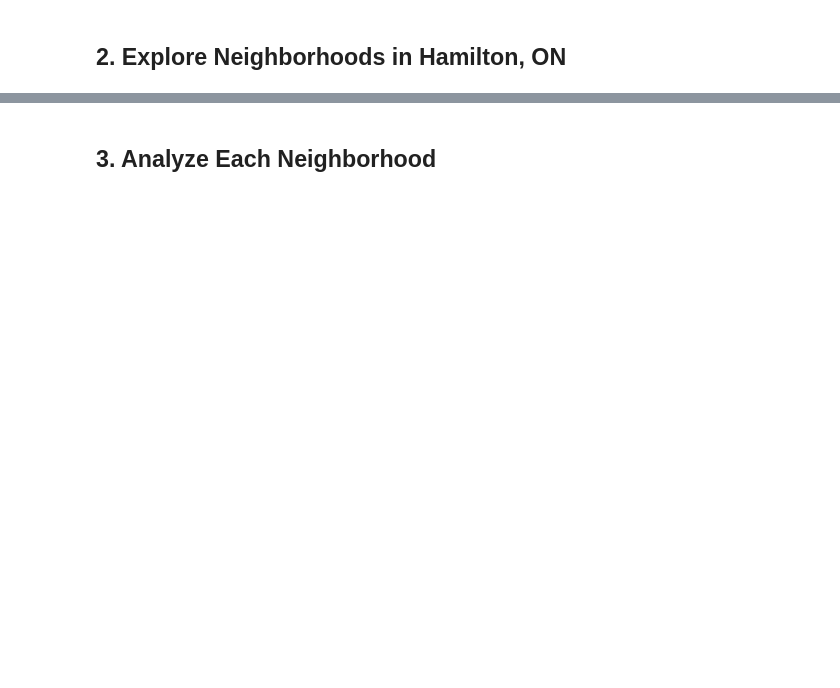
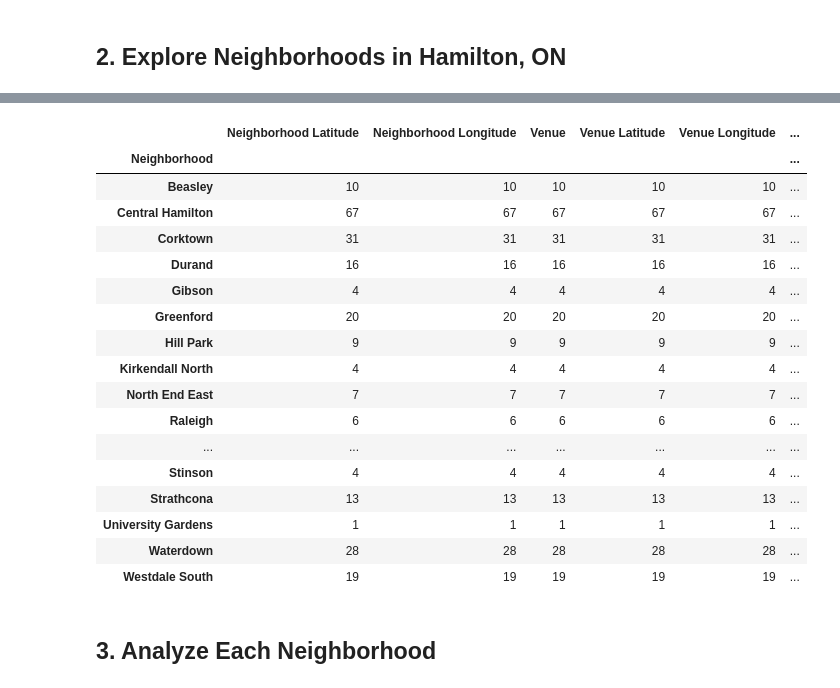
Before and after one commit to Zhang-Zhi-ZZ/Coursera_Capstone, a Jupyter notebook: Capstone Project.ipynb, the cells around one changed output, grey strips where cells are left out. Saved outputs shown, nothing was run; the diff lists cells and outputs as text; code cells hidden in the pictures; blank space fills up the shorter version.

```diff
--- a/Capstone Project.ipynb
+++ b/Capstone Project.ipynb
@@ -66,0 +162,19 @@ FileNotFoundError: [Errno 2] File rent.csv does not exist: 'rent.csv'
+# %%
+# create map of New York using latitude and longitude values
+map_hamilton = folium.Map(location=[latitude, longitude], zoom_start=13)
+
+# add markers to map
+for lat, lng, neighborhood in zip(rent_df['Latitude'], rent_df['Longitude'], rent_df['Neighbourhood']):
+    label = '{}'.format(neighborhood)
+    label = folium.Popup(label, parse_html=True)
+    folium.CircleMarker(
+        [lat, lng],
+        radius=5,
+        popup=label,
+        color='blue',
+        fill=True,
+        fill_color='#3186cc',
+        fill_opacity=0.7,
+        parse_html=False).add_to(map_hamilton)
+
+map_hamilton
@@ -69,2 +277,23 @@ FileNotFoundError: [Errno 2] File rent.csv does not exist: 'rent.csv'
+# %%
+hamilton_venues.groupby('Neighborhood').count()
+# %% [output]
+|  | Neighborhood Latitude | Neighborhood Longitude | Venue | Venue Latitude | Venue Longitude | ... |
+| Neighborhood |  |  |  |  |  | ... |
+| Beasley | 10 | 10 | 10 | 10 | 10 | ... |
+| Central Hamilton | 67 | 67 | 67 | 67 | 67 | ... |
+| Corktown | 31 | 31 | 31 | 31 | 31 | ... |
+| Durand | 16 | 16 | 16 | 16 | 16 | ... |
+| Gibson | 4 | 4 | 4 | 4 | 4 | ... |
+| Greenford | 20 | 20 | 20 | 20 | 20 | ... |
+| Hill Park | 9 | 9 | 9 | 9 | 9 | ... |
+| Kirkendall North | 4 | 4 | 4 | 4 | 4 | ... |
+| North End East | 7 | 7 | 7 | 7 | 7 | ... |
+| Raleigh | 6 | 6 | 6 | 6 | 6 | ... |
+| ... | ... | ... | ... | ... | ... | ... |
+| Stinson | 4 | 4 | 4 | 4 | 4 | ... |
+| Strathcona | 13 | 13 | 13 | 13 | 13 | ... |
+| University Gardens | 1 | 1 | 1 | 1 | 1 | ... |
+| Waterdown | 28 | 28 | 28 | 28 | 28 | ... |
+| Westdale South | 19 | 19 | 19 | 19 | 19 | ... |
 # %% [markdown]
 ## 3. Analyze Each Neighborhood
```
Also changed, not shown: parts of 44 cells of this notebook.
